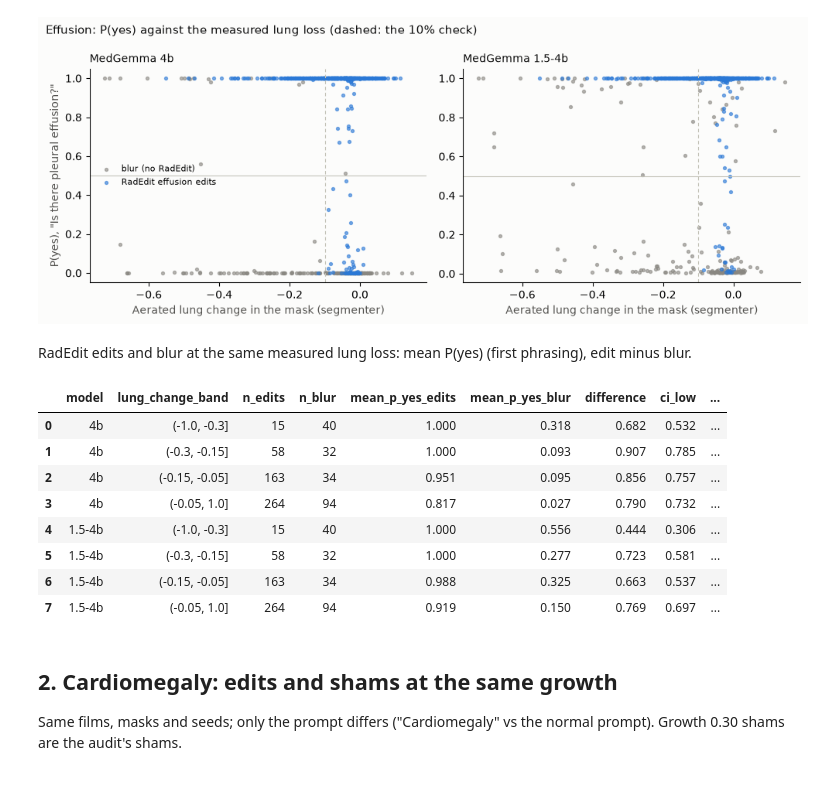
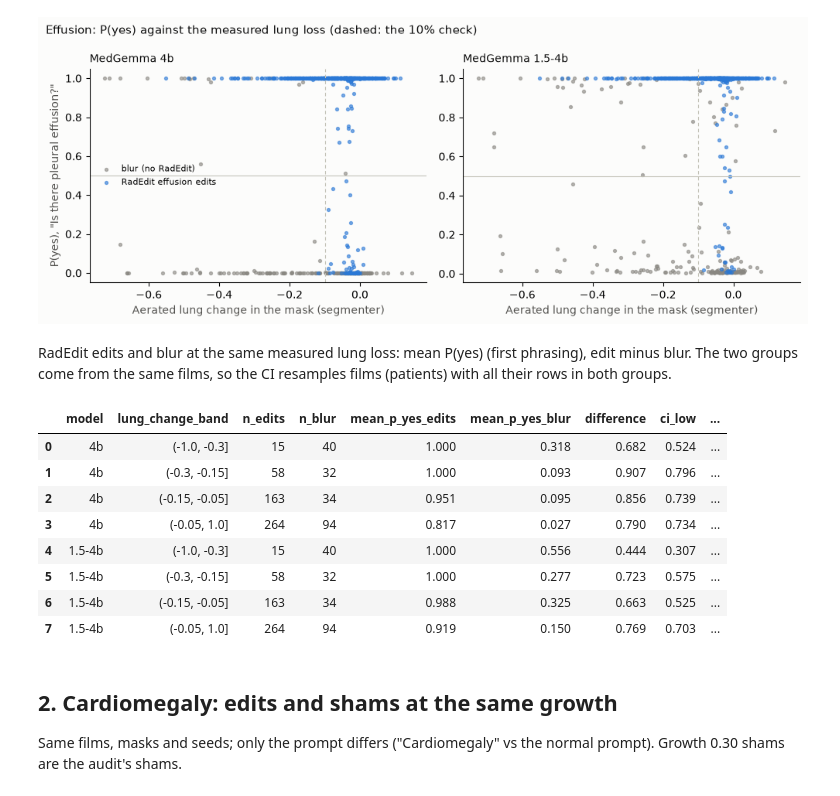
Before and after one commit to m871-akram/cxr-grounding, a Jupyter notebook: notebooks/03c_followup.ipynb, the cells around one changed output. Drawn from its saved outputs; the diff is of its cells as text; code cells hidden in the pictures.

Commit message:
Second review: provenance records, joint patient bootstrap, H3 supply count, score-crossing wording and thresholds, RadEdit split

```diff
--- a/notebooks/03c_followup.ipynb
+++ b/notebooks/03c_followup.ipynb
@@ -45,8 +45,24 @@ def ci_mean(x, n_boot=1000, seed=0):
     rng = np.random.default_rng(seed)
     return np.percentile([x[rng.integers(len(x), size=len(x))].mean() for _ in range(n_boot)], [2.5, 97.5])
 
+def ci_diff_joint(a, b, col, n_boot=1000, seed=0):
+    """95% bootstrap CI of mean(a) - mean(b) when both groups come from the same films: each resample
+    draws films (one per patient) and takes all their rows in both groups, so a film's edits and its
+    blurred versions stay together."""
+    rng = np.random.default_rng(seed)
+    films = np.union1d(a["image"].unique(), b["image"].unique())
+    rows_a = {f: g[col].to_numpy() for f, g in a.groupby("image")}
+    rows_b = {f: g[col].to_numpy() for f, g in b.groupby("image")}
+    diffs = []
+    for _ in range(n_boot):
+        draw = films[rng.integers(len(films), size=len(films))]
+        xa, xb = [rows_a[f] for f in draw if f in rows_a], [rows_b[f] for f in draw if f in rows_b]
+        if xa and xb:
+            diffs.append(np.concatenate(xa).mean() - np.concatenate(xb).mean())
+    return np.percentile(diffs, [2.5, 97.5])
+
 def ci_diff(a, b, n_boot=1000, seed=0):
-    """95% bootstrap CI of mean(a) - mean(b), two independent groups of films."""
+    """95% bootstrap CI of mean(a) - mean(b), two independent groups of films (no film in both)."""
     a, b = np.asarray(a, dtype=float), np.asarray(b, dtype=float)
     rng = np.random.default_rng(seed)
     return np.percentile([a[rng.integers(len(a), size=len(a))].mean() - b[rng.integers(len(b), size=len(b))].mean()
@@ -147,33 +163,34 @@ plt.show()
 # %% [output]
 [figure]
 # %% [markdown]
-RadEdit edits and blur at the same measured lung loss: mean P(yes) (first phrasing), edit minus blur.
+RadEdit edits and blur at the same measured lung loss: mean P(yes) (first phrasing), edit minus blur. The two groups come from the same films, so the CI resamples films (patients) with all their rows in both groups.
 # %%
 bands = [-1.0, -0.30, -0.15, -0.05, 1.0]
 rows = []
 for m in models:
     e = eff.dropna(subset=[f"p_yes_{m}"]).copy()
     e["band"] = pd.cut(e["lung_area_change"], bands)
     for band, g in e.groupby("band", observed=True):
-        a, b = g[g["group"] == "effusion_dose"][f"p_yes_{m}"], g[g["group"] == "blur"][f"p_yes_{m}"]
+        ga, gb = g[g["group"] == "effusion_dose"], g[g["group"] == "blur"]
+        a, b = ga[f"p_yes_{m}"], gb[f"p_yes_{m}"]
         if len(a) >= 5 and len(b) >= 5:
-            lo, hi = ci_diff(a, b)
+            lo, hi = ci_diff_joint(ga, gb, f"p_yes_{m}")  # the same films in both groups: resampled together
             rows.append({"model": m, "lung_change_band": str(band), "n_edits": len(a), "n_blur": len(b),
                          "mean_p_yes_edits": a.mean(), "mean_p_yes_blur": b.mean(),
                          "difference": a.mean() - b.mean(), "ci_low": lo, "ci_high": hi})
 effusion_matched = pd.DataFrame(rows).round(3)
 effusion_matched.to_csv(R / "followup_effusion_matched.csv", index=False)
 effusion_matched
 # %% [output]
 |  | model | lung_change_band | n_edits | n_blur | mean_p_yes_edits | mean_p_yes_blur | difference | ci_low | ... |
-| 0 | 4b | (-1.0, -0.3] | 15 | 40 | 1.000 | 0.318 | 0.682 | 0.532 | ... |
-| 1 | 4b | (-0.3, -0.15] | 58 | 32 | 1.000 | 0.093 | 0.907 | 0.785 | ... |
-| 2 | 4b | (-0.15, -0.05] | 163 | 34 | 0.951 | 0.095 | 0.856 | 0.757 | ... |
-| 3 | 4b | (-0.05, 1.0] | 264 | 94 | 0.817 | 0.027 | 0.790 | 0.732 | ... |
-| 4 | 1.5-4b | (-1.0, -0.3] | 15 | 40 | 1.000 | 0.556 | 0.444 | 0.306 | ... |
-| 5 | 1.5-4b | (-0.3, -0.15] | 58 | 32 | 1.000 | 0.277 | 0.723 | 0.581 | ... |
-| 6 | 1.5-4b | (-0.15, -0.05] | 163 | 34 | 0.988 | 0.325 | 0.663 | 0.537 | ... |
-| 7 | 1.5-4b | (-0.05, 1.0] | 264 | 94 | 0.919 | 0.150 | 0.769 | 0.697 | ... |
+| 0 | 4b | (-1.0, -0.3] | 15 | 40 | 1.000 | 0.318 | 0.682 | 0.524 | ... |
+| 1 | 4b | (-0.3, -0.15] | 58 | 32 | 1.000 | 0.093 | 0.907 | 0.796 | ... |
+| 2 | 4b | (-0.15, -0.05] | 163 | 34 | 0.951 | 0.095 | 0.856 | 0.739 | ... |
+| 3 | 4b | (-0.05, 1.0] | 264 | 94 | 0.817 | 0.027 | 0.790 | 0.734 | ... |
+| 4 | 1.5-4b | (-1.0, -0.3] | 15 | 40 | 1.000 | 0.556 | 0.444 | 0.307 | ... |
+| 5 | 1.5-4b | (-0.3, -0.15] | 58 | 32 | 1.000 | 0.277 | 0.723 | 0.575 | ... |
+| 6 | 1.5-4b | (-0.15, -0.05] | 163 | 34 | 0.988 | 0.325 | 0.663 | 0.525 | ... |
+| 7 | 1.5-4b | (-0.05, 1.0] | 264 | 94 | 0.919 | 0.150 | 0.769 | 0.703 | ... |
 # %% [markdown]
 ## 2. Cardiomegaly: edits and shams at the same growth
 
```
Also changed, not shown: 13 other files.
